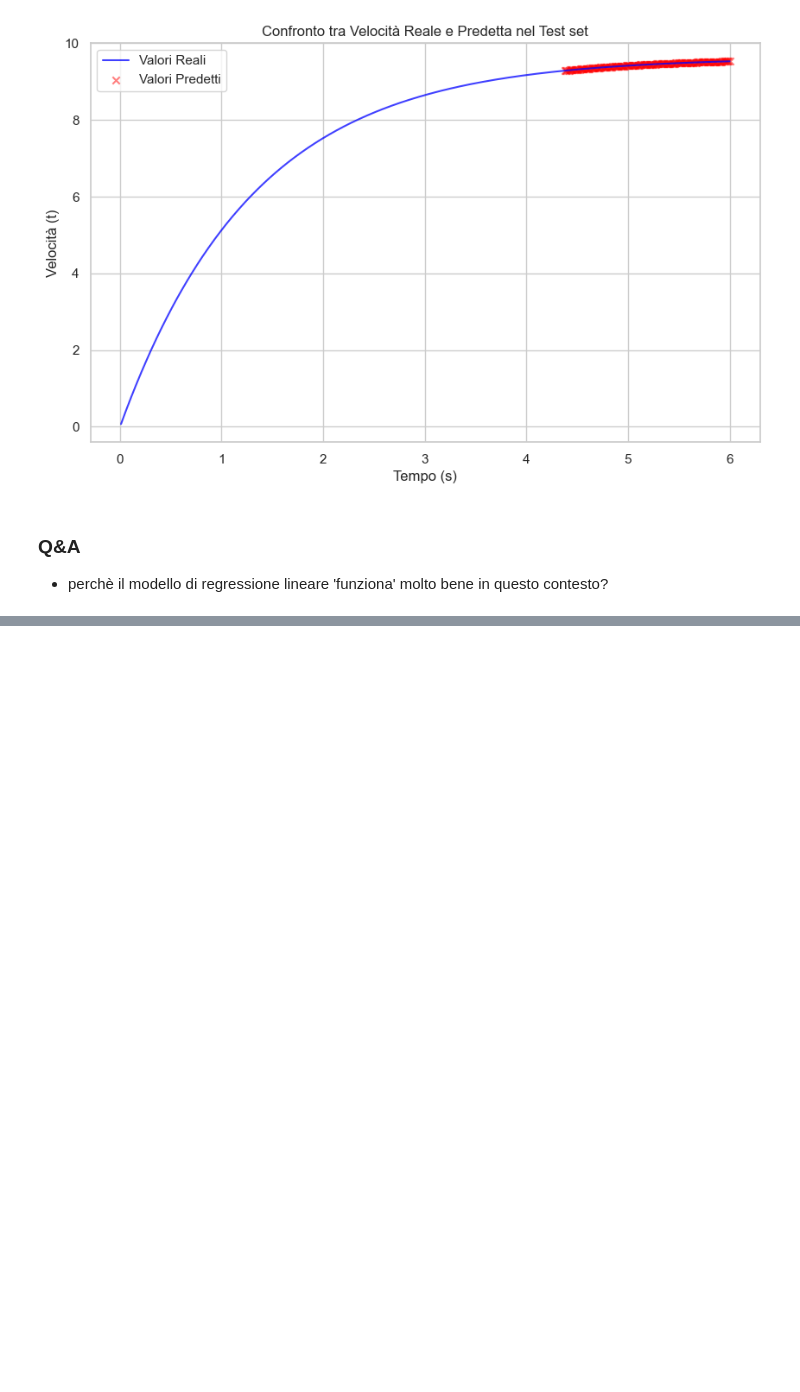
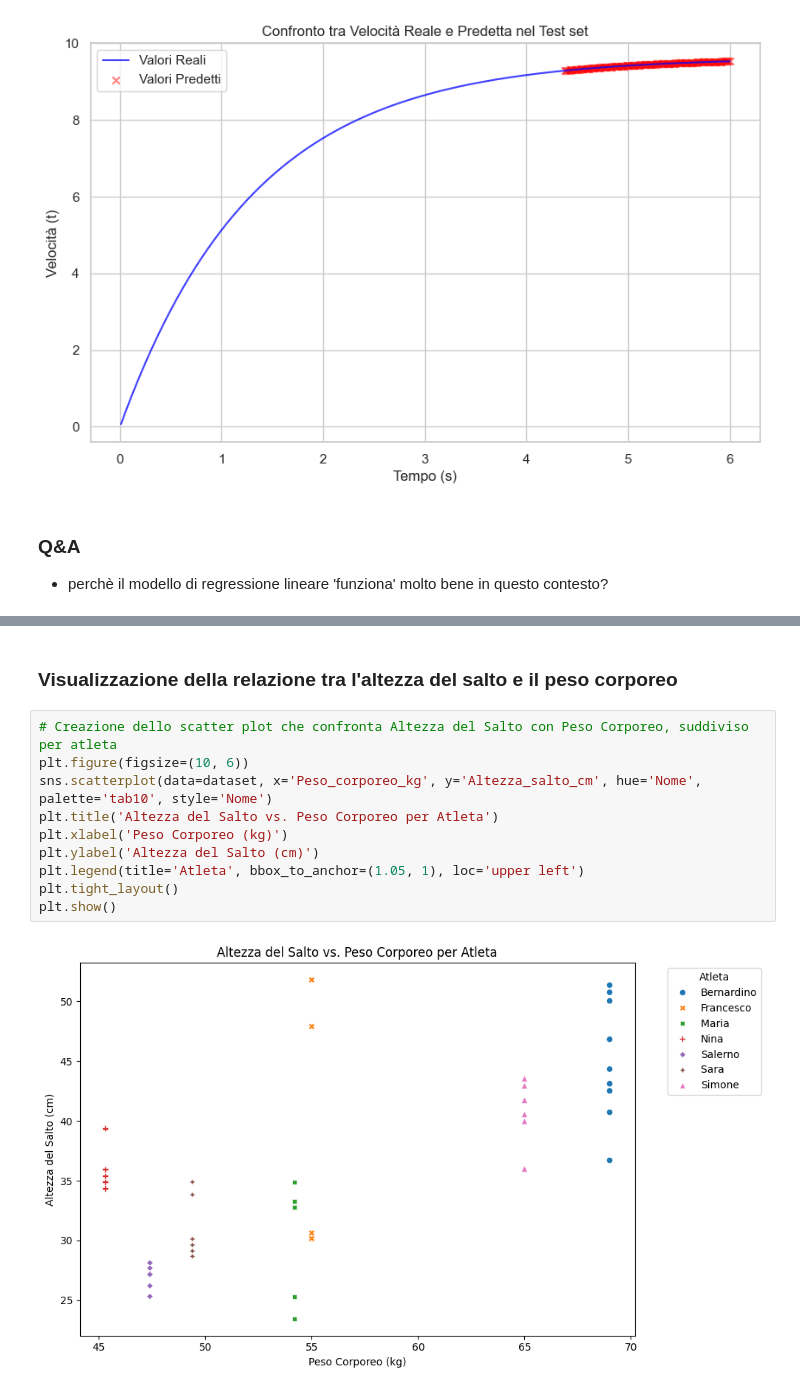
Before and after one commit to aleqrt/pcto, a Jupyter notebook: notebook/7_Analisi_sprinter.ipynb, the cells around one changed output, grey strips where cells are left out. Saved outputs shown, nothing was run; the diff lists cells and outputs as text; blank space fills up the shorter version.

```diff
--- a/notebook/7_Analisi_sprinter.ipynb
+++ b/notebook/7_Analisi_sprinter.ipynb
@@ -298,0 +398,14 @@ R^2 nel test set: 1.0
+# %% [markdown]
+### Visualizzazione della relazione tra l'altezza del salto e il peso corporeo
+# %%
+# Creazione dello scatter plot che confronta Altezza del Salto con Peso Corporeo, suddiviso per atleta
+plt.figure(figsize=(10, 6))
+sns.scatterplot(data=dataset, x='Peso_corporeo_kg', y='Altezza_salto_cm', hue='Nome', palette='tab10', style='Nome')
+plt.title('Altezza del Salto vs. Peso Corporeo per Atleta')
+plt.xlabel('Peso Corporeo (kg)')
+plt.ylabel('Altezza del Salto (cm)')
+plt.legend(title='Atleta', bbox_to_anchor=(1.05, 1), loc='upper left')
+plt.tight_layout()
+plt.show()
+# %% [output]
+[figure, added]
```
Also changed, not shown: parts of 10 cells of this notebook.
